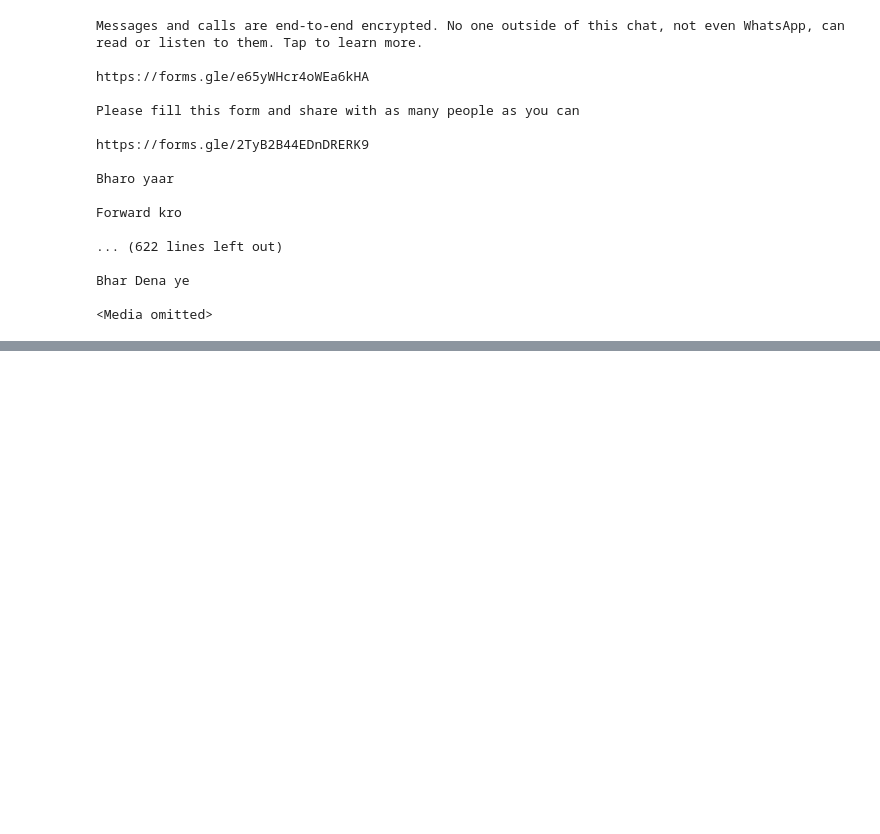
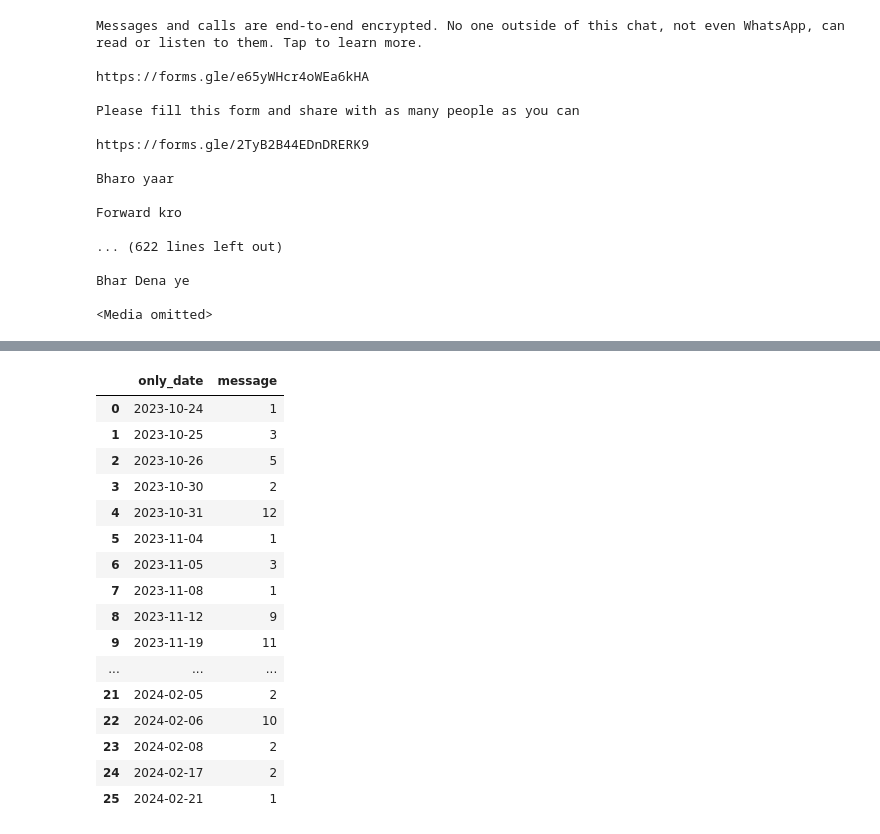
Before and after one commit to Tracer786/WhatsApp-Chat-Analyzer, a Jupyter notebook: WhatsApp Chat Analysis.ipynb, the cells around one changed output, grey strips where cells are left out. Drawn from its saved outputs; the diff is of its cells as text; code cells hidden in the pictures; blank space fills up the shorter version.

```diff
--- a/WhatsApp Chat Analysis.ipynb
+++ b/WhatsApp Chat Analysis.ipynb
@@ -716,0 +640,21 @@ df.pivot_table(index='day_name',columns='period',values='message',aggfunc='count
+# %%
+daily_timeline =  df.groupby('only_date').count()['message'].reset_index()  #this will give the message count of every single day
+daily_timeline
+# %% [output]
+|  | only_date | message |
+| 0 | 2023-10-24 | 1 |
+| 1 | 2023-10-25 | 3 |
+| 2 | 2023-10-26 | 5 |
+| 3 | 2023-10-30 | 2 |
+| 4 | 2023-10-31 | 12 |
+| 5 | 2023-11-04 | 1 |
+| 6 | 2023-11-05 | 3 |
+| 7 | 2023-11-08 | 1 |
+| 8 | 2023-11-12 | 9 |
+| 9 | 2023-11-19 | 11 |
+| ... | ... | ... |
+| 21 | 2024-02-05 | 2 |
+| 22 | 2024-02-06 | 10 |
+| 23 | 2024-02-08 | 2 |
+| 24 | 2024-02-17 | 2 |
+| 25 | 2024-02-21 | 1 |
```
Also changed, not shown: parts of 71 cells of this notebook, 4 other files.
